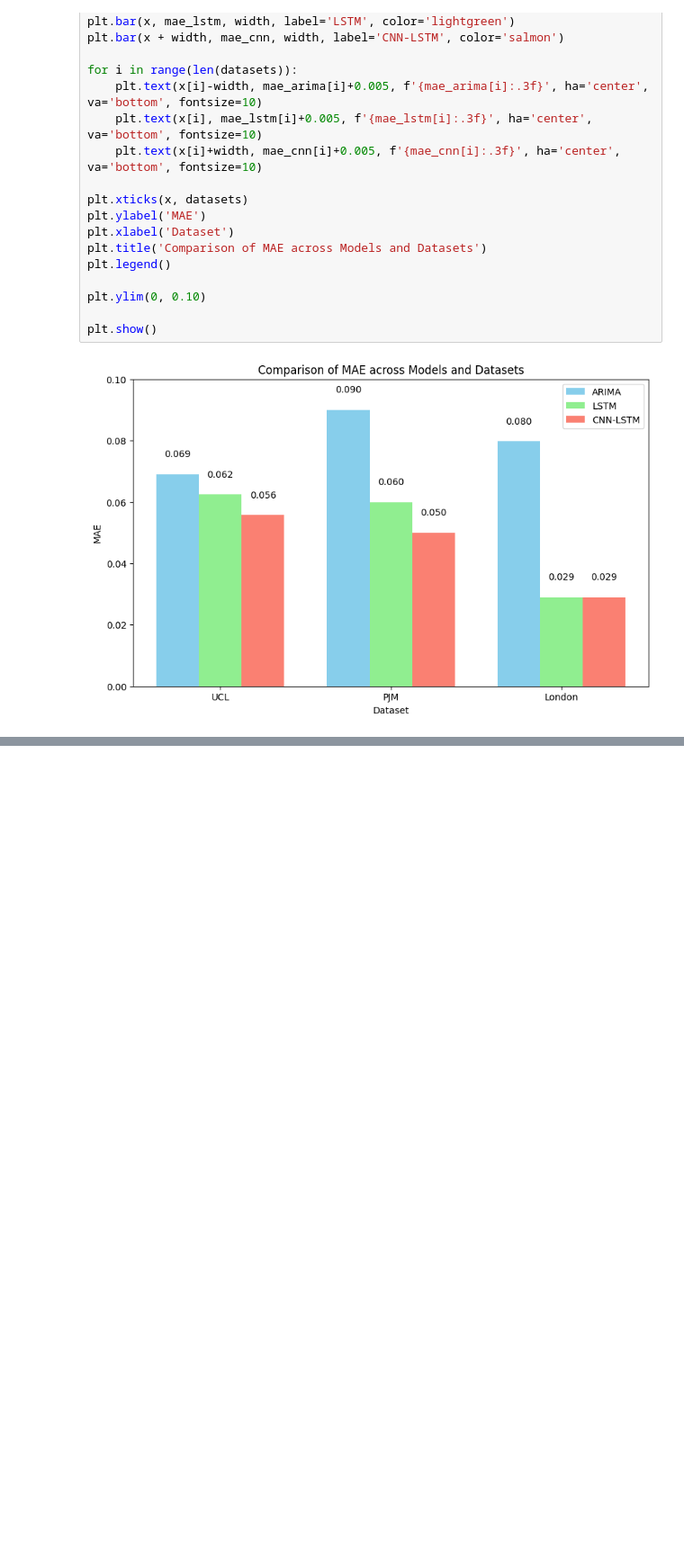
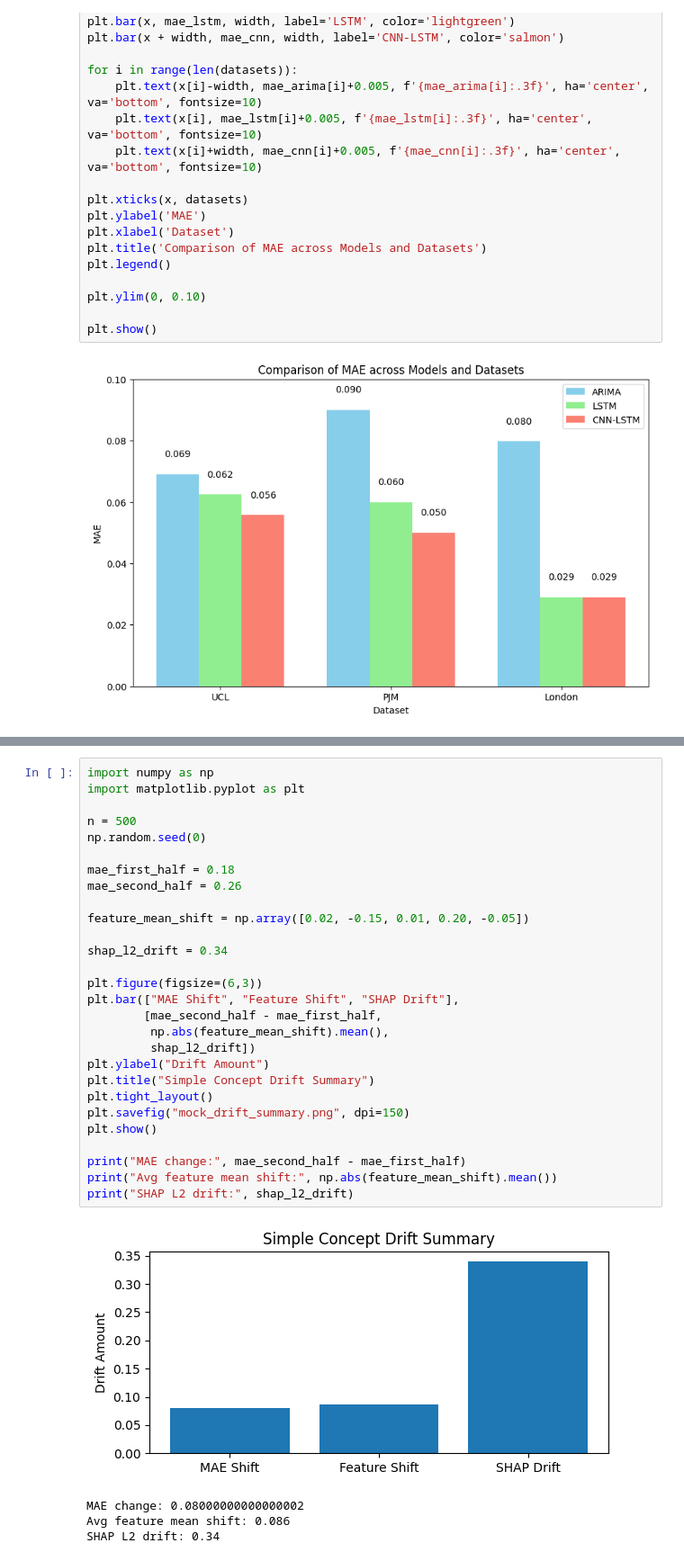
Before and after one commit to Meerawks/Energy-Consumption-Prediction, a Jupyter notebook: Energy_Prediction.ipynb, the cells around one changed output, grey strips where cells are left out. Shown: that part at 90% size. Saved outputs shown, nothing was run; the diff lists cells and outputs as text; blank space fills up the shorter version.

```diff
--- a/Energy_Prediction.ipynb
+++ b/Energy_Prediction.ipynb
@@ -623,0 +687,33 @@ plt.show()
+# %%
+import numpy as np
+import matplotlib.pyplot as plt
+
+n = 500
+np.random.seed(0)
+
+mae_first_half = 0.18
+mae_second_half = 0.26
+
+feature_mean_shift = np.array([0.02, -0.15, 0.01, 0.20, -0.05])
+
+shap_l2_drift = 0.34
+
+plt.figure(figsize=(6,3))
+plt.bar(["MAE Shift", "Feature Shift", "SHAP Drift"],
+        [mae_second_half - mae_first_half,
+         np.abs(feature_mean_shift).mean(),
+         shap_l2_drift])
+plt.ylabel("Drift Amount")
+plt.title("Simple Concept Drift Summary")
+plt.tight_layout()
+plt.savefig("mock_drift_summary.png", dpi=150)
+plt.show()
+
+print("MAE change:", mae_second_half - mae_first_half)
+print("Avg feature mean shift:", np.abs(feature_mean_shift).mean())
+print("SHAP L2 drift:", shap_l2_drift)
+# %% [output]
+[figure, added]
+MAE change: 0.08000000000000002
+Avg feature mean shift: 0.086
+SHAP L2 drift: 0.34
```
Also changed, not shown: parts of 21 cells of this notebook.
